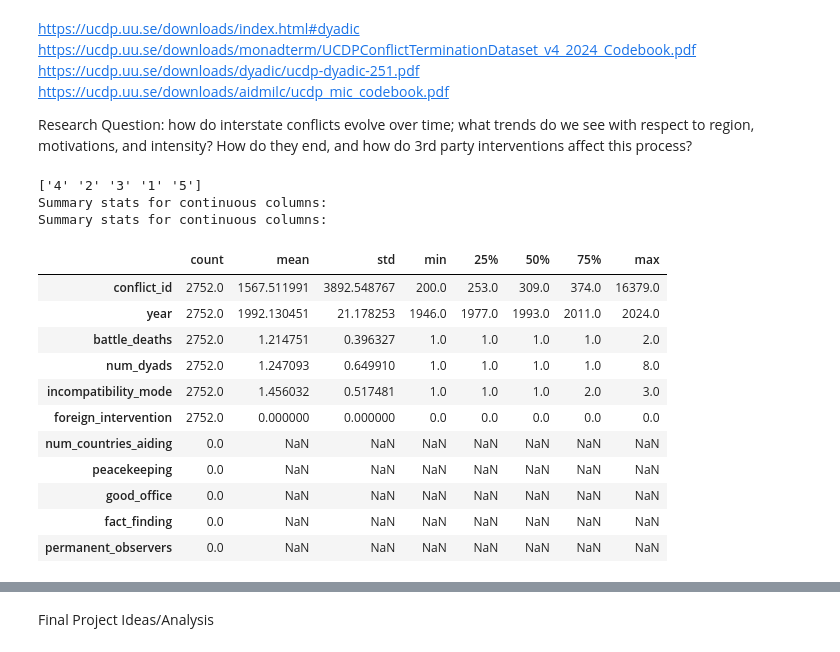
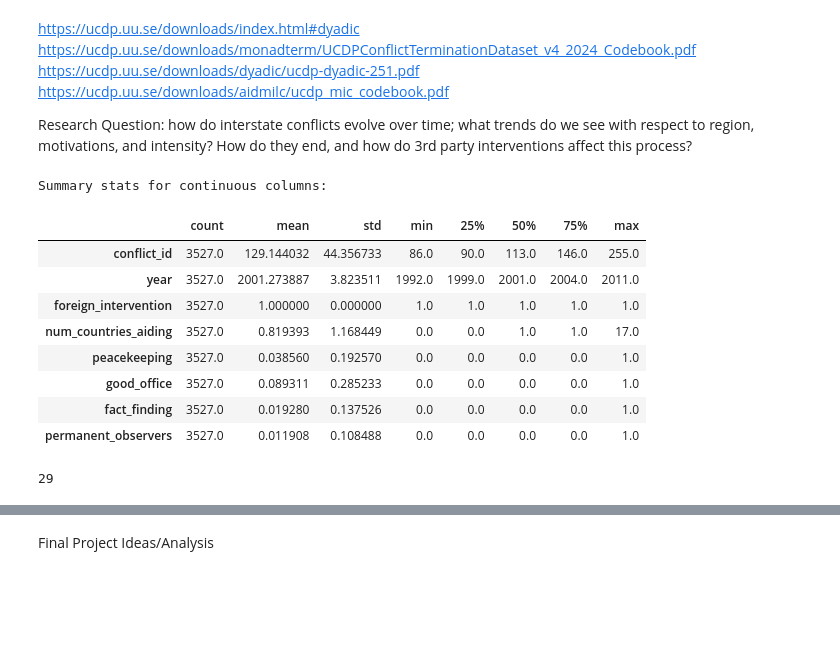
Before and after one commit to Fishmarchande/datasci_finalproj, a Jupyter notebook: project.ipynb, the cells around one changed output, grey strips where cells are left out. Saved outputs shown, nothing was run; the diff lists cells and outputs as text; code cells hidden in the pictures; blank space fills up the shorter version.

```diff
--- a/project.ipynb
+++ b/project.ipynb
@@ -22,71 +22,42 @@ Research Question: how do interstate conflicts evolve over time; what trends do
 # %%
 aid['start_year'] = pd.to_datetime(aid['start_event'], errors='coerce').dt.year
 aid['end_year'] = pd.to_datetime(aid['end_event'], errors='coerce').dt.year
+aid_types = ['peacekeeping', 'good_office', 'fact_finding', 'permanent_observers']
+aid[aid_types].fillna(0)
 
-aid_types = ['peacekeeping', 'good_office', 'fact_finding', 'permanent_observers']
 
 # --- Expand to conflict-year level ---
 aid_years = []
 for _, row in aid.iterrows():
     if pd.notnull(row['start_year']) and pd.notnull(row['end_year']):
         for yr in range(int(row['start_year']), int(row['end_year']) + 1):
             entry = {
                 'conflict_id': row['conflict_id'],
                 'year': yr,
                 'foreign_intervention': 1,
                 'num_countries_aiding': row.get('third_states_no', 0)
             }
             # Add one-hot encoded type columns
             for col in aid_types:
                 entry[col] = row.get(col, 0)
             aid_years.append(entry)
 
 
 aid_expanded = pd.DataFrame(aid_years)
-
-# cont_cols = [c for c in aid_expanded.columns if aid_expanded[c].dtype in ['float32','float64','int32','int64'] and c not in ['region_code'] ]
-# print('Summary stats for continuous columns:')
-# display(aid_expanded[cont_cols].describe().T)
+aid_expanded = aid_expanded.dropna(subset=['conflict_id']).copy()
+cont_cols = [c for c in aid_expanded.columns if aid_expanded[c].dtype in ['float32','float64','int32','int64'] and c not in ['region_code'] ]
+print('Summary stats for continuous columns:')
+display(aid_expanded[cont_cols].describe().T)
+aid_expanded['conflict_id'].nunique()
+# %% [output]
+Summary stats for continuous columns:
+|  | count | mean | std | min | 25% | 50% | 75% | max |
+| conflict_id | 3527.0 | 129.144032 | 44.356733 | 86.0 | 90.0 | 113.0 | 146.0 | 255.0 |
+| year | 3527.0 | 2001.273887 | 3.823511 | 1992.0 | 1999.0 | 2001.0 | 2004.0 | 2011.0 |
+| foreign_intervention | 3527.0 | 1.000000 | 0.000000 | 1.0 | 1.0 | 1.0 | 1.0 | 1.0 |
+| num_countries_aiding | 3527.0 | 0.819393 | 1.168449 | 0.0 | 0.0 | 1.0 | 1.0 | 17.0 |
+| peacekeeping | 3527.0 | 0.038560 | 0.192570 | 0.0 | 0.0 | 0.0 | 0.0 | 1.0 |
+| good_office | 3527.0 | 0.089311 | 0.285233 | 0.0 | 0.0 | 0.0 | 0.0 | 1.0 |
+| fact_finding | 3527.0 | 0.019280 | 0.137526 | 0.0 | 0.0 | 0.0 | 0.0 | 1.0 |
+| permanent_observers | 3527.0 | 0.011908 | 0.108488 | 0.0 | 0.0 | 0.0 | 0.0 | 1.0 |
+29
-# %%
-dyadic['region_single'] = dyadic['region'].apply(lambda x: x.split(',')[0])
-
-print(dyadic['region_single'].unique())
-dyadic_yearly = (
-    dyadic.groupby(['conflict_id', 'year'])
-          .agg(
-              battle_deaths = ('intensity_level', 'mean'),
-              num_dyads     = ('dyad_id', 'nunique'),
-              incompatibility_mode = ('incompatibility',lambda x: x.mode().iloc[0] if not x.mode().empty else np.nan),
-              region=('region_single', lambda x: x.mode().iloc[0] if not x.mode().empty else x.iloc[0])
-
-          )
-          .reset_index()
-)
-
-dyadic_yearly = dyadic_yearly.merge (
-    aid_expanded,
-    on=['conflict_id', 'year'],
-    how='left'
-  ).fillna({'foreign_intervention': 0})
-
-
-
-cont_cols = [c for c in dyadic_yearly.columns if dyadic_yearly[c].dtype in ['float32','float64','int32','int64'] and c not in ['region_code'] ]
-print('Summary stats for continuous columns:')
-display(dyadic_yearly[cont_cols].describe().T)
-# %% [output]
-['4' '2' '3' '1' '5']
-Summary stats for continuous columns:
-Summary stats for continuous columns:
-|  | count | mean | std | min | 25% | 50% | 75% | max |
-| conflict_id | 2752.0 | 1567.511991 | 3892.548767 | 200.0 | 253.0 | 309.0 | 374.0 | 16379.0 |
-| year | 2752.0 | 1992.130451 | 21.178253 | 1946.0 | 1977.0 | 1993.0 | 2011.0 | 2024.0 |
-| battle_deaths | 2752.0 | 1.214751 | 0.396327 | 1.0 | 1.0 | 1.0 | 1.0 | 2.0 |
-| num_dyads | 2752.0 | 1.247093 | 0.649910 | 1.0 | 1.0 | 1.0 | 1.0 | 8.0 |
-| incompatibility_mode | 2752.0 | 1.456032 | 0.517481 | 1.0 | 1.0 | 1.0 | 2.0 | 3.0 |
-| foreign_intervention | 2752.0 | 0.000000 | 0.000000 | 0.0 | 0.0 | 0.0 | 0.0 | 0.0 |
-| num_countries_aiding | 0.0 | NaN | NaN | NaN | NaN | NaN | NaN | NaN |
-| peacekeeping | 0.0 | NaN | NaN | NaN | NaN | NaN | NaN | NaN |
-| good_office | 0.0 | NaN | NaN | NaN | NaN | NaN | NaN | NaN |
-| fact_finding | 0.0 | NaN | NaN | NaN | NaN | NaN | NaN | NaN |
-| permanent_observers | 0.0 | NaN | NaN | NaN | NaN | NaN | NaN | NaN |
```
Also changed, not shown: parts of 15 cells of this notebook.
